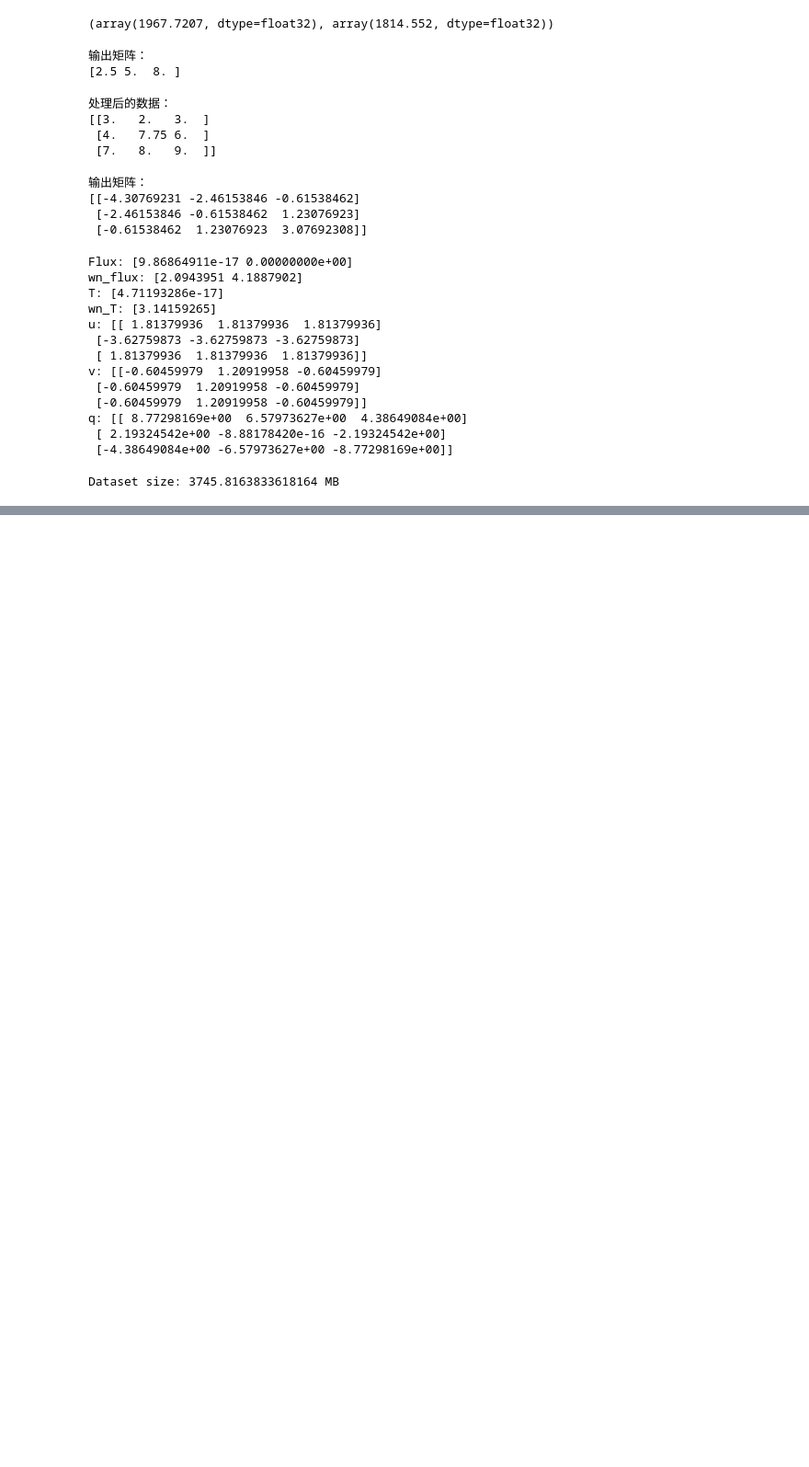
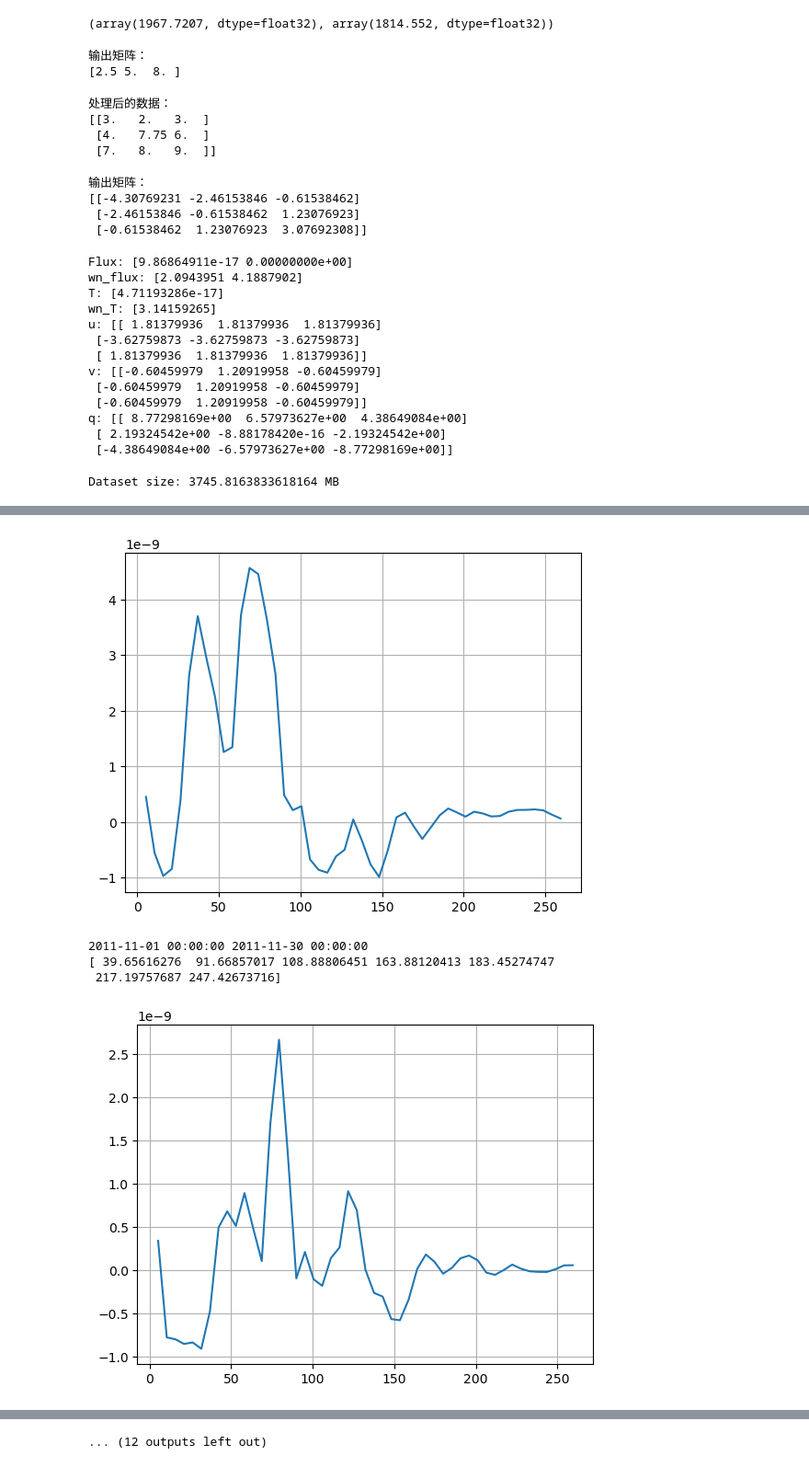
Before and after one commit to pangeo-data/llc4320_pangeo, a Jupyter notebook: LLC4320_geo_energySpect_final.ipynb, the cells around one changed output, grey strips where cells are left out. Shown at 92% size. Drawn from its saved outputs; the diff is of its cells as text; code cells hidden in the pictures; blank space fills up the shorter version.

```diff
--- a/LLC4320_geo_energySpect_final.ipynb
+++ b/LLC4320_geo_energySpect_final.ipynb
@@ -821,0 +923,31 @@ plt.show()
+# %%
+
+# 生成从2011年10月1日到2022年9月1日的月份列表
+date_range = pd.date_range(start='2011-10-01', end='2012-09-01', freq='MS')
+
+# 初始化空列表用于存储 inject_scale 的值
+inject_scale_list = []
+
+# 循环遍历每个月份
+for start_date in date_range:
+    # 计算每个月的结束日期
+    end_date = pd.Timestamp(start_date).to_period('M').to_timestamp('M')
+
+    # 使用 xarray 的 sel 方法选择每个月的数据
+    llcw_test1 = llcw2.sel(time=slice(start_date, end_date))
+    # print(llcw_test1.time)
+
+    # 在这里进行您的计算和数据处理
+    number = llcw_test1.time.shape[0]
+    print(start_date, end_date)
+    process_netCDF_files(number, j1, j2, i1, i2, inter, llcw_test1, C, D, g, a, m0, ex, e)
+    aggregate_and_save_flux_data('./output/', number, './output/final_aggregated_data.mat')
+
+    # 假设 plot_aggregated_data 函数返回我们想要添加到 inject_scale 的值
+    value = plot_aggregated_data('./output/final_aggregated_data.mat')
+
+    # 将新的值添加到 inject_scale_list 中
+    inject_scale_list.append(value)
+
+# 保存或返回结果
+# %% [output]
@@ -821,0 +956,5 @@ plt.show()
+[figure, added]
+2011-11-01 00:00:00 2011-11-30 00:00:00
+[ 39.65616276  91.66857017 108.88806451 163.88120413 183.45274747
+ 217.19757687 247.42673716]
+[figure, added]
@@ -821,0 +973 @@ plt.show()
+... (12 outputs left out)
```
Also changed, not shown: parts of 28 cells of this notebook, 2 other files.
